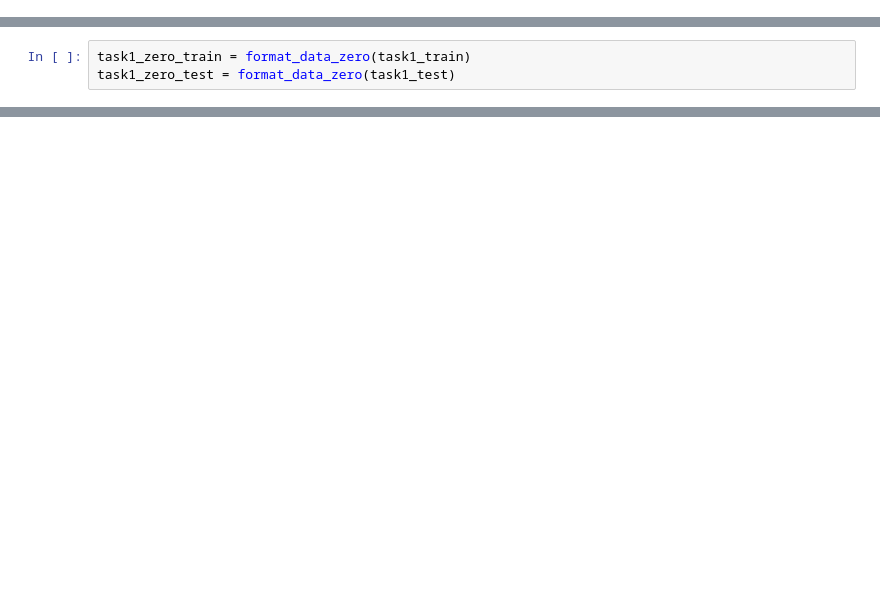
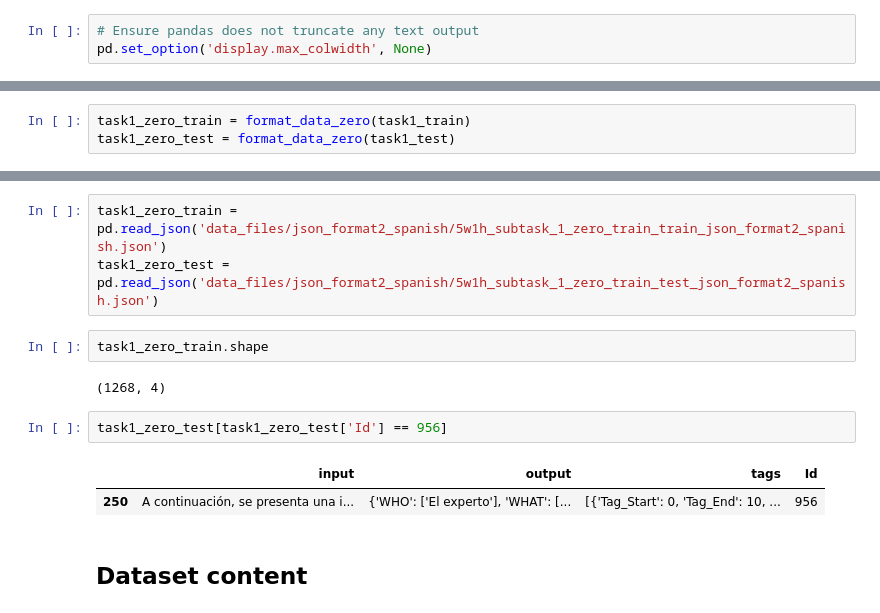
Before and after one commit to DCY1117/llm-flares, a Jupyter notebook: Flare_training_set_creation.ipynb, the cells around one changed output, grey strips where cells are left out. Saved outputs shown, nothing was run; the diff lists cells and outputs as text; blank space fills up the shorter version.

```diff
--- a/Flare_training_set_creation.ipynb
+++ b/Flare_training_set_creation.ipynb
@@ -28,0 +59,3 @@ Text labeling works by putting the position of the first letter in Tag_start and
+# %%
+# Ensure pandas does not truncate any text output
+pd.set_option('display.max_colwidth', None)
@@ -145 +573,15 @@ task1_zero_test = format_data_zero(task1_test)
+# %%
+task1_zero_train = pd.read_json('data_files/json_format2_spanish/5w1h_subtask_1_zero_train_train_json_format2_spanish.json')
+task1_zero_test = pd.read_json('data_files/json_format2_spanish/5w1h_subtask_1_zero_train_test_json_format2_spanish.json')
+# %%
+task1_zero_train.shape
+# %% [output]
+(1268, 4)
+# %%
+task1_zero_test[task1_zero_test['Id'] == 956]
+# %% [output]
+|  | input | output | tags | Id |
+| 250 | A continuación, se presenta una i... | {'WHO': ['El experto'], 'WHAT': [... | [{'Tag_Start': 0, 'Tag_End': 10, ... | 956 |
+# %% [markdown]
+## Dataset content
 # %%
```
Also changed, not shown: parts of 84 cells of this notebook, 15 other files.
